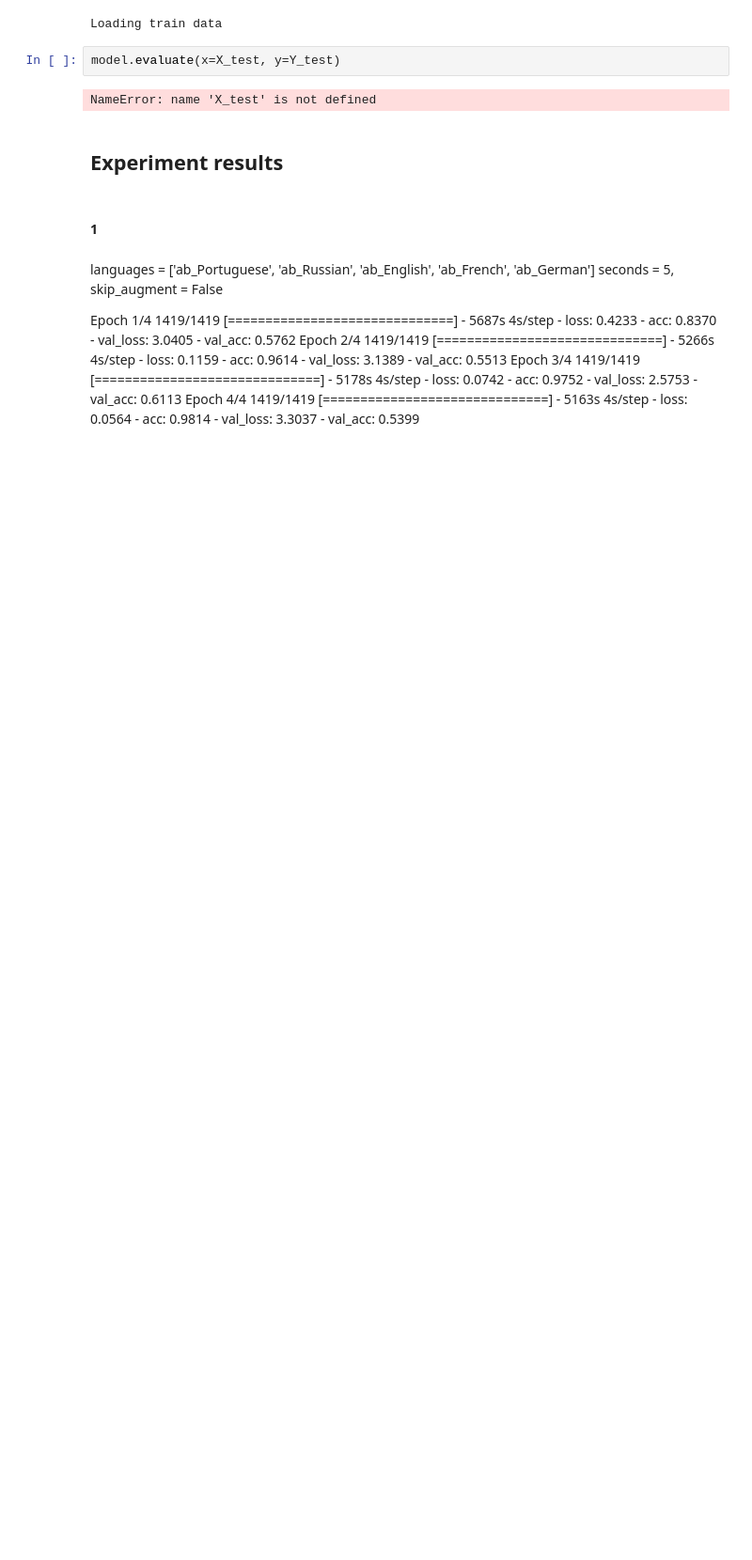
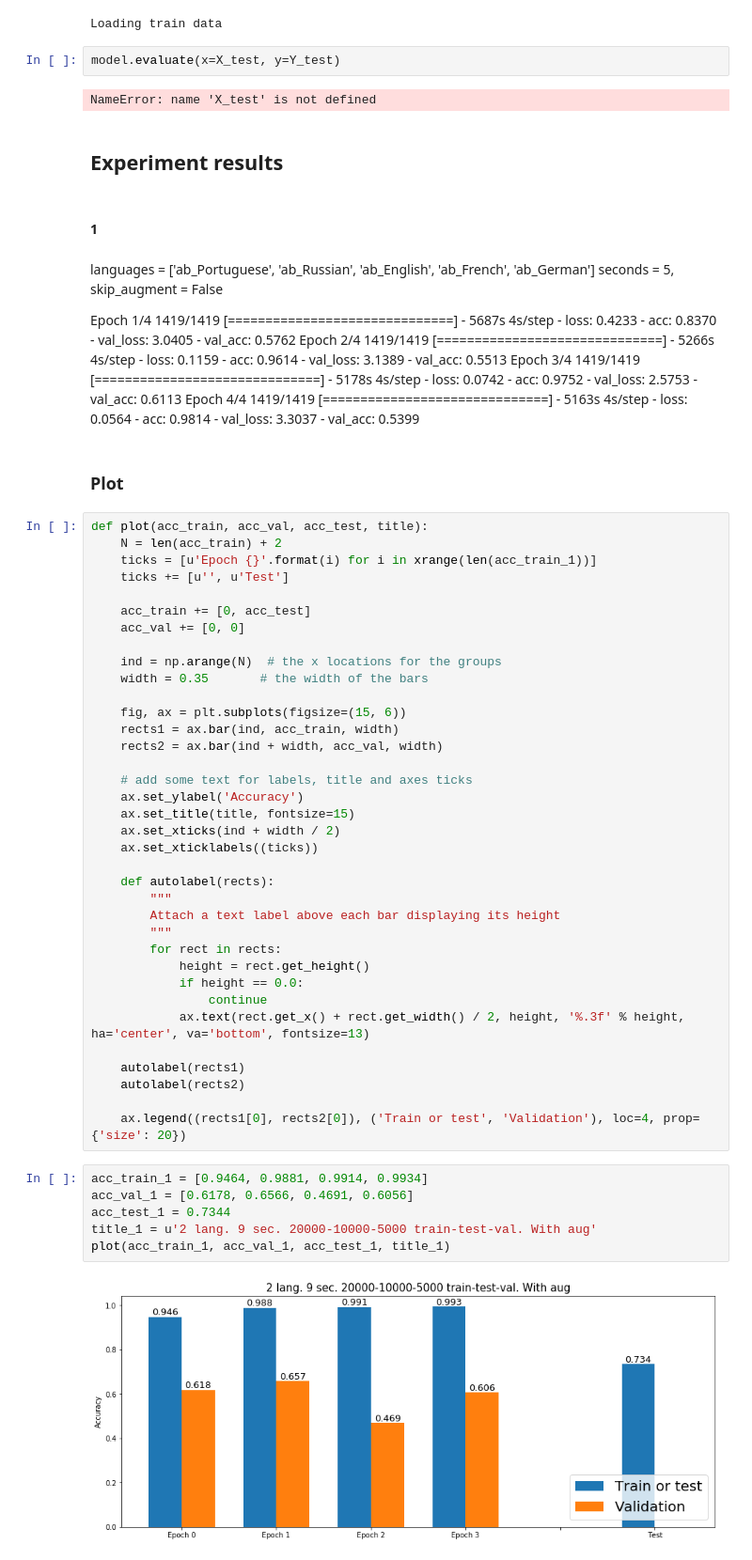
Before and after one commit to EgorKolesnikov/LangIS, a Jupyter notebook: ipynb/models.ipynb, the cells around one changed output. Shown at 94% size. Cells and saved outputs as stored; diff of their text form; blank space fills up the shorter version.

```diff
--- a/ipynb/models.ipynb
+++ b/ipynb/models.ipynb
@@ -327,3 +329,49 @@ Epoch 3/4
 1419/1419 [==============================] - 5178s 4s/step - loss: 0.0742 - acc: 0.9752 - val_loss: 2.5753 - val_acc: 0.6113
 Epoch 4/4
 1419/1419 [==============================] - 5163s 4s/step - loss: 0.0564 - acc: 0.9814 - val_loss: 3.3037 - val_acc: 0.5399
+# %% [markdown]
+### Plot
+# %%
+def plot(acc_train, acc_val, acc_test, title):
+    N = len(acc_train) + 2
+    ticks = [u'Epoch {}'.format(i) for i in xrange(len(acc_train_1))]
+    ticks += [u'', u'Test']
+
+    acc_train += [0, acc_test]
+    acc_val += [0, 0]
+
+    ind = np.arange(N)  # the x locations for the groups
+    width = 0.35       # the width of the bars
+
+    fig, ax = plt.subplots(figsize=(15, 6))
+    rects1 = ax.bar(ind, acc_train, width)
+    rects2 = ax.bar(ind + width, acc_val, width)
+
+    # add some text for labels, title and axes ticks
+    ax.set_ylabel('Accuracy')
+    ax.set_title(title, fontsize=15)
+    ax.set_xticks(ind + width / 2)
+    ax.set_xticklabels((ticks))
+
+    def autolabel(rects):
+        """
+        Attach a text label above each bar displaying its height
+        """
+        for rect in rects:
+            height = rect.get_height()
+            if height == 0.0:
+                continue
+            ax.text(rect.get_x() + rect.get_width() / 2, height, '%.3f' % height, ha='center', va='bottom', fontsize=13)
+
+    autolabel(rects1)
+    autolabel(rects2)
+
+    ax.legend((rects1[0], rects2[0]), ('Train or test', 'Validation'), loc=4, prop={'size': 20})
+# %%
+acc_train_1 = [0.9464, 0.9881, 0.9914, 0.9934]
+acc_val_1 = [0.6178, 0.6566, 0.4691, 0.6056]
+acc_test_1 = 0.7344
+title_1 = u'2 lang. 9 sec. 20000-10000-5000 train-test-val. With aug'
+plot(acc_train_1, acc_val_1, acc_test_1, title_1)
+# %% [output]
+[figure, added]
```
Also changed, not shown: parts of 5 cells of this notebook, 5 other files.
